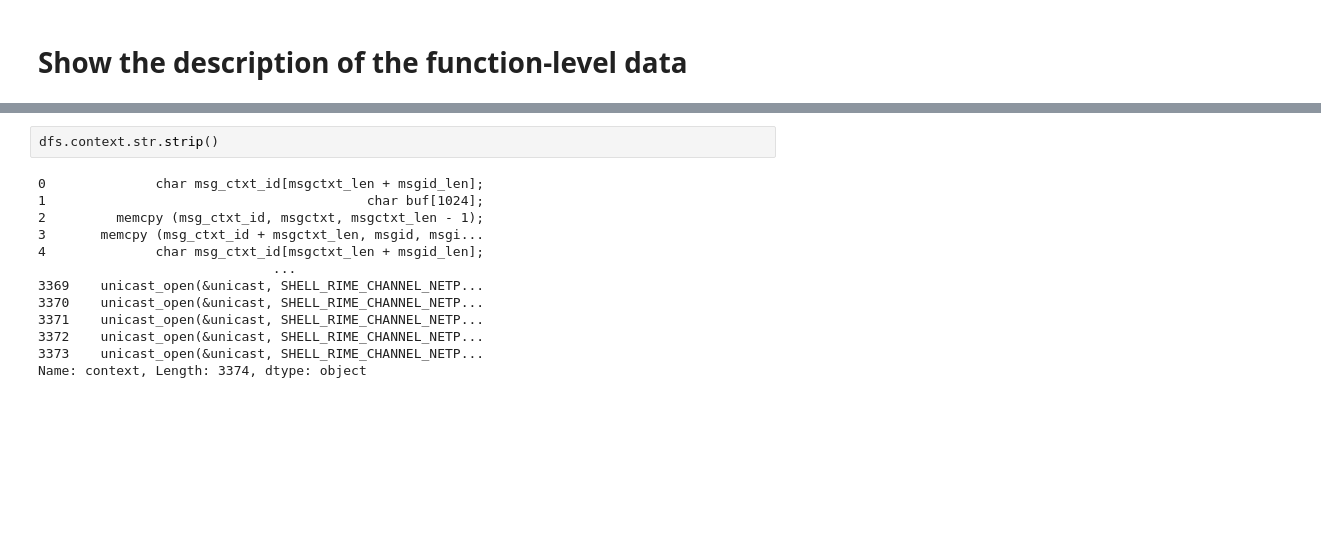
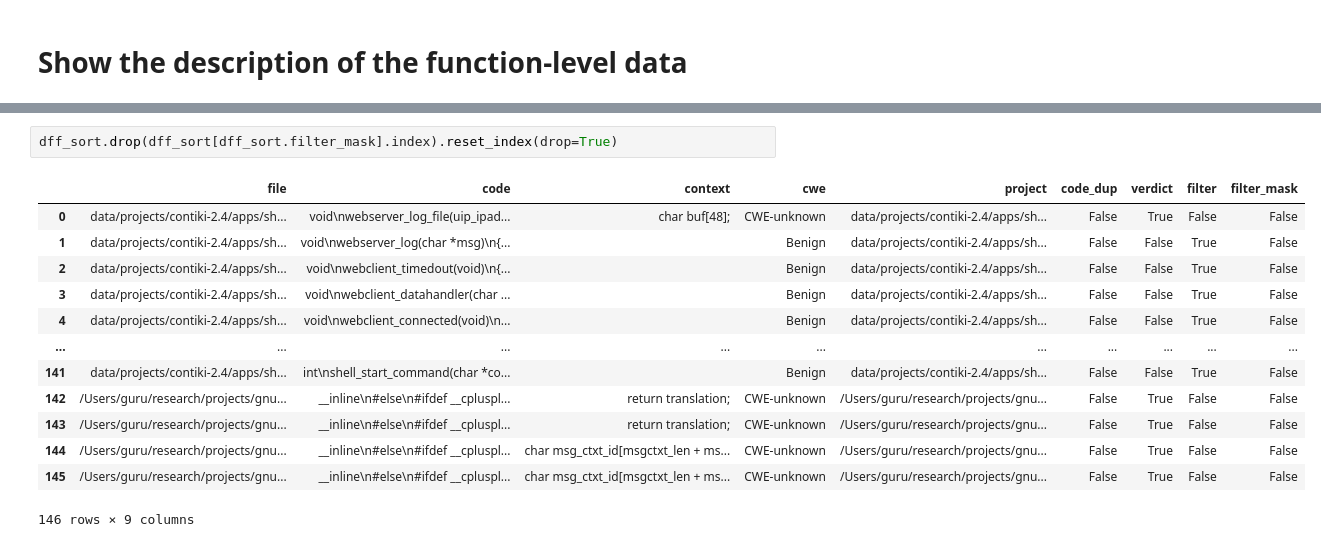
Before and after one commit to SmartSecLab/IoTvulCode, a Jupyter notebook: notebooks/stat.ipynb, the cells around one changed output, grey strips where cells are left out. Cells and saved outputs as stored; diff of their text form; blank space fills up the shorter version.

```diff
--- a/notebooks/stat.ipynb
+++ b/notebooks/stat.ipynb
@@ -394,16 +490,17 @@ CWE-unknown      63
 Name: cwe, dtype: int64
-# %%
-dfs.context.str.strip()
-# %% [output]
-0              char msg_ctxt_id[msgctxt_len + msgid_len];
-1                                         char buf[1024];
-2         memcpy (msg_ctxt_id, msgctxt, msgctxt_len - 1);
-3       memcpy (msg_ctxt_id + msgctxt_len, msgid, msgi...
-4              char msg_ctxt_id[msgctxt_len + msgid_len];
-                              ...
-3369    unicast_open(&unicast, SHELL_RIME_CHANNEL_NETP...
-3370    unicast_open(&unicast, SHELL_RIME_CHANNEL_NETP...
-3371    unicast_open(&unicast, SHELL_RIME_CHANNEL_NETP...
-3372    unicast_open(&unicast, SHELL_RIME_CHANNEL_NETP...
-3373    unicast_open(&unicast, SHELL_RIME_CHANNEL_NETP...
-Name: context, Length: 3374, dtype: object
+# %%
+dff_sort.drop(dff_sort[dff_sort.filter_mask].index).reset_index(drop=True)
+# %% [output]
+|  | file | code | context | cwe | project | code_dup | verdict | filter | filter_mask |
+| 0 | data/projects/contiki-2.4/apps/sh... | void\nwebserver_log_file(uip_ipad... | char buf[48]; | CWE-unknown | data/projects/contiki-2.4/apps/sh... | False | True | False | False |
+| 1 | data/projects/contiki-2.4/apps/sh... | void\nwebserver_log(char *msg)\n{... |  | Benign | data/projects/contiki-2.4/apps/sh... | False | False | True | False |
+| 2 | data/projects/contiki-2.4/apps/sh... | void\nwebclient_timedout(void)\n{... |  | Benign | data/projects/contiki-2.4/apps/sh... | False | False | True | False |
+| 3 | data/projects/contiki-2.4/apps/sh... | void\nwebclient_datahandler(char ... |  | Benign | data/projects/contiki-2.4/apps/sh... | False | False | True | False |
+| 4 | data/projects/contiki-2.4/apps/sh... | void\nwebclient_connected(void)\n... |  | Benign | data/projects/contiki-2.4/apps/sh... | False | False | True | False |
+| ... | ... | ... | ... | ... | ... | ... | ... | ... | ... |
+| 141 | data/projects/contiki-2.4/apps/sh... | int\nshell_start_command(char *co... |  | Benign | data/projects/contiki-2.4/apps/sh... | False | False | True | False |
+| 142 | /Users/guru/research/projects/gnu... | __inline\n#else\n#ifdef __cpluspl... | return translation; | CWE-unknown | /Users/guru/research/projects/gnu... | False | True | False | False |
+| 143 | /Users/guru/research/projects/gnu... | __inline\n#else\n#ifdef __cpluspl... | return translation; | CWE-unknown | /Users/guru/research/projects/gnu... | False | True | False | False |
+| 144 | /Users/guru/research/projects/gnu... | __inline\n#else\n#ifdef __cpluspl... | char msg_ctxt_id[msgctxt_len + ms... | CWE-unknown | /Users/guru/research/projects/gnu... | False | True | False | False |
+| 145 | /Users/guru/research/projects/gnu... | __inline\n#else\n#ifdef __cpluspl... | char msg_ctxt_id[msgctxt_len + ms... | CWE-unknown | /Users/guru/research/projects/gnu... | False | True | False | False |
+146 rows × 9 columns
```
Also changed, not shown: parts of 22 cells of this notebook, 3 other files.
